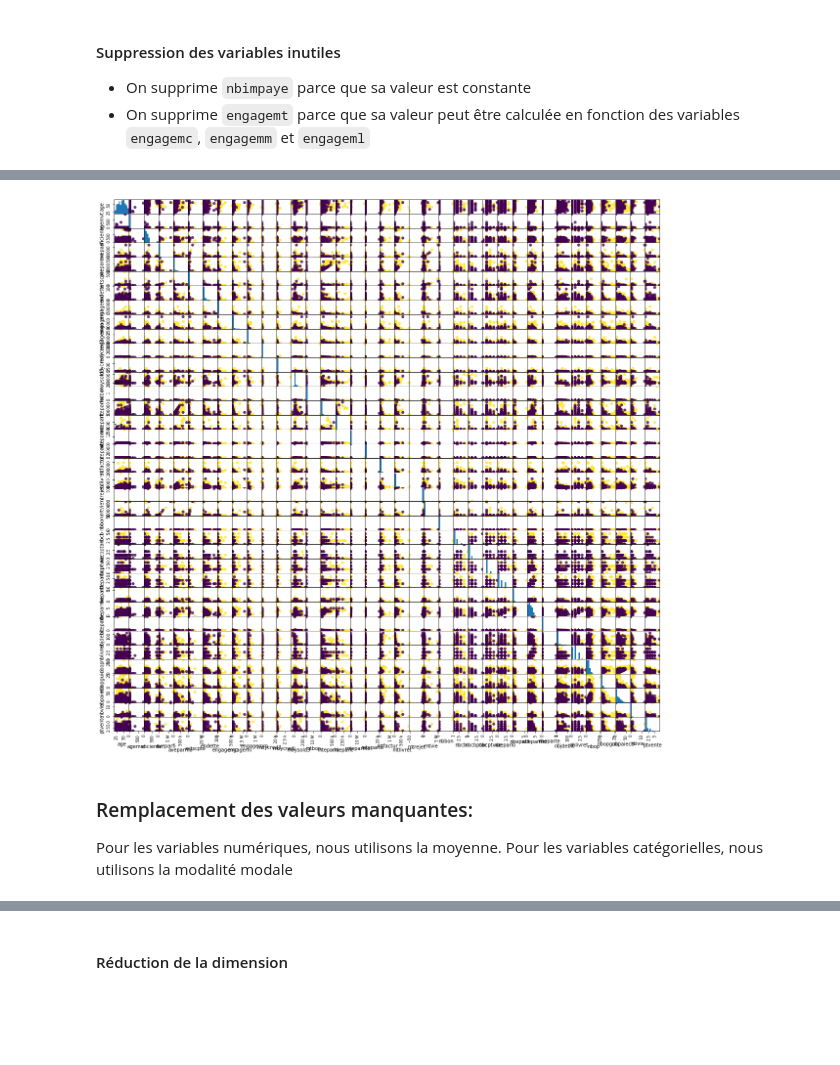
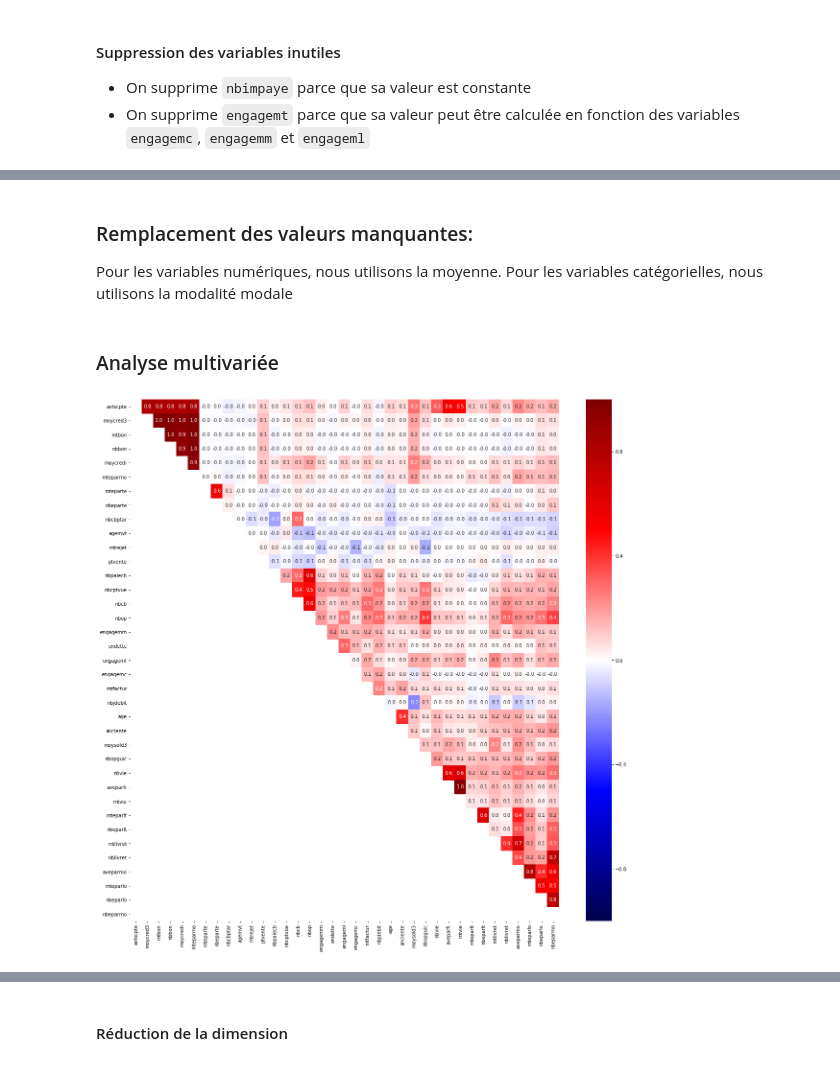
Before and after one commit to mahdiou-diallo/Projet_AppSup, a Jupyter notebook: src/visa.ipynb, the cells around one changed output, grey strips where cells are left out. Saved outputs shown, nothing was run; the diff lists cells and outputs as text; code cells hidden in the pictures; blank space fills up the shorter version.

```diff
--- a/src/visa.ipynb
+++ b/src/visa.ipynb
@@ -307,18 +266,3 @@ corplot(df)
-# %%
-# sns.pairplot(visa_quanti.iloc[:,:4], hue=visa.cartevpr)
-axs = pd.plotting.scatter_matrix(visa_quanti.dropna(), #.iloc[:, :4],
-                           c=visa.cartevpr[~visa_quanti.isnull().any(axis=1)],
-                           figsize=(20, 20),
-                           marker='o', alpha=.8)
-for ax in axs.flat:
-    ax.xaxis.set_major_formatter(ticker.EngFormatter())
-#     ax.yaxis.set_major_formatter(ticker.EngFormatter())
-    for tick in ax.get_xticklabels():
-        tick.set_rotation(90)
-    for tick in ax.get_yticklabels():
-        tick.set_rotation(90)
-# %% [output]
-[figure, removed]
 # %% [markdown]
 ### Remplacement des valeurs manquantes:
 Pour les variables numériques, nous utilisons la moyenne.
@@ -329,3 +273,36 @@ visa_quanti_new = pd.DataFrame(new_vals, columns=visa_quanti.columns)
 
 new_vals = SimpleImputer(strategy='most_frequent').fit_transform(visa_quali)
 visa_quali_new = pd.DataFrame(new_vals, columns=visa_quali.columns)
+# %% [markdown]
+### Analyse multivariée
+# %%
+from scipy.cluster import hierarchy
+def corplot(df):
+    corr = df.corr() # calculate correlations
+    d = 2 - 2*corr.values # convert to euclidean distances
+
+    # creation of the dendrogram
+    Z = hierarchy.linkage(d, method='ward')
+    dn = hierarchy.dendrogram(Z,no_plot=True)
+    idx = dn['leaves']
+
+    # reorder rows and columns according to the order of the leaves
+    cor = corr.copy()
+    cor = cor.iloc[:, idx]
+    cor = cor.iloc[idx, :]
+
+    # delete the values under the diagonal
+    idx = np.arange(cor.shape[0])
+    mask = idx[:, np.newaxis] < idx
+    cor.values[~mask] = np.nan
+
+
+    ax = sns.heatmap(cor, annot=True, fmt='.1f', cmap='seismic', vmin=-1, vmax=1)
+    # adjust ticks (problem on windows)
+    bottom, top = ax.get_ylim()
+    ax.set_ylim(bottom + 0.5, top - 0.5)
+
+plt.figure(figsize=(20,20))
+corplot(visa_quanti_new)
+# %% [output]
+[figure, added]
```
Also changed, not shown: parts of 50 cells of this notebook.
